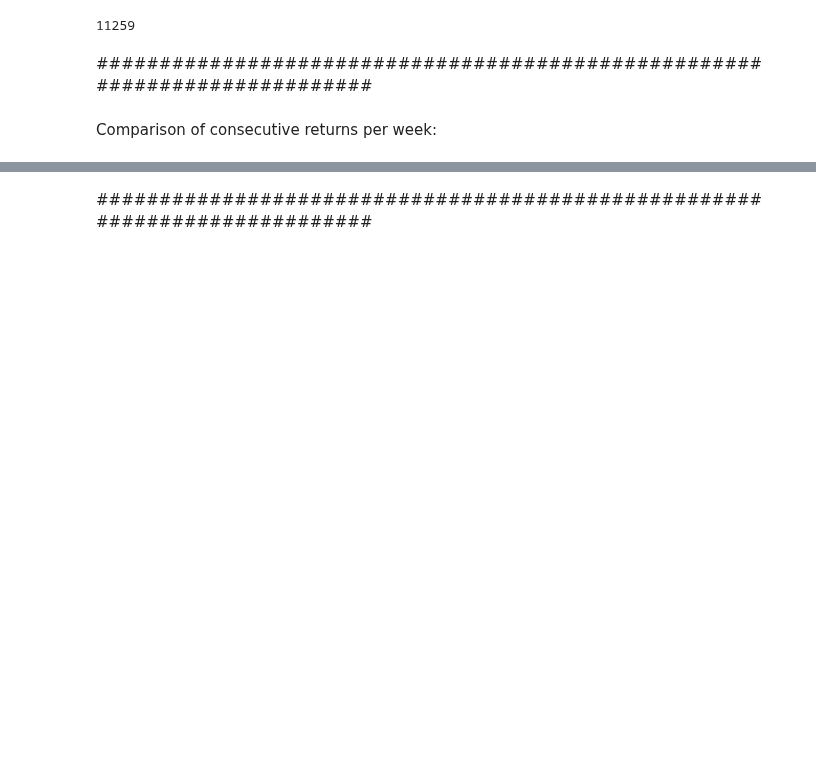
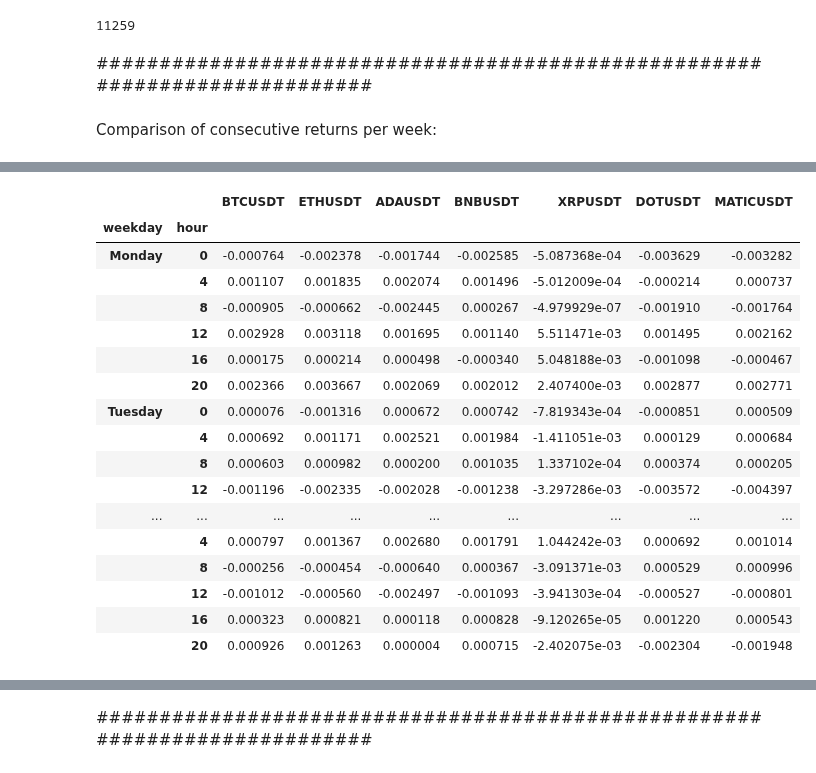
Before and after one commit to wbchristerson/jn-learning, a Jupyter notebook: strategy_10_seasonality.ipynb, the cells around one changed output, grey strips where cells are left out. Drawn from its saved outputs; the diff is of its cells as text; code cells hidden in the pictures; blank space fills up the shorter version.

```diff
--- a/strategy_10_seasonality.ipynb
+++ b/strategy_10_seasonality.ipynb
@@ -138,0 +138,22 @@ dtype: float64
+# %%
+interval_4h_returns, interval_4h_std = get_interval_returns(df_4h_returns)
+interval_4h_returns
+# %% [output]
+|  |  | BTCUSDT | ETHUSDT | ADAUSDT | BNBUSDT | XRPUSDT | DOTUSDT | MATICUSDT |
+| weekday | hour |  |  |  |  |  |  |  |
+| Monday | 0 | -0.000764 | -0.002378 | -0.001744 | -0.002585 | -5.087368e-04 | -0.003629 | -0.003282 |
+|  | 4 | 0.001107 | 0.001835 | 0.002074 | 0.001496 | -5.012009e-04 | -0.000214 | 0.000737 |
+|  | 8 | -0.000905 | -0.000662 | -0.002445 | 0.000267 | -4.979929e-07 | -0.001910 | -0.001764 |
+|  | 12 | 0.002928 | 0.003118 | 0.001695 | 0.001140 | 5.511471e-03 | 0.001495 | 0.002162 |
+|  | 16 | 0.000175 | 0.000214 | 0.000498 | -0.000340 | 5.048188e-03 | -0.001098 | -0.000467 |
+|  | 20 | 0.002366 | 0.003667 | 0.002069 | 0.002012 | 2.407400e-03 | 0.002877 | 0.002771 |
+| Tuesday | 0 | 0.000076 | -0.001316 | 0.000672 | 0.000742 | -7.819343e-04 | -0.000851 | 0.000509 |
+|  | 4 | 0.000692 | 0.001171 | 0.002521 | 0.001984 | -1.411051e-03 | 0.000129 | 0.000684 |
+|  | 8 | 0.000603 | 0.000982 | 0.000200 | 0.001035 | 1.337102e-04 | 0.000374 | 0.000205 |
+|  | 12 | -0.001196 | -0.002335 | -0.002028 | -0.001238 | -3.297286e-03 | -0.003572 | -0.004397 |
+| ... | ... | ... | ... | ... | ... | ... | ... | ... |
+|  | 4 | 0.000797 | 0.001367 | 0.002680 | 0.001791 | 1.044242e-03 | 0.000692 | 0.001014 |
+|  | 8 | -0.000256 | -0.000454 | -0.000640 | 0.000367 | -3.091371e-03 | 0.000529 | 0.000996 |
+|  | 12 | -0.001012 | -0.000560 | -0.002497 | -0.001093 | -3.941303e-04 | -0.000527 | -0.000801 |
+|  | 16 | 0.000323 | 0.000821 | 0.000118 | 0.000828 | -9.120265e-05 | 0.001220 | 0.000543 |
+|  | 20 | 0.000926 | 0.001263 | 0.000004 | 0.000715 | -2.402075e-03 | -0.002304 | -0.001948 |
```
Also changed, not shown: parts of 19 cells of this notebook.
